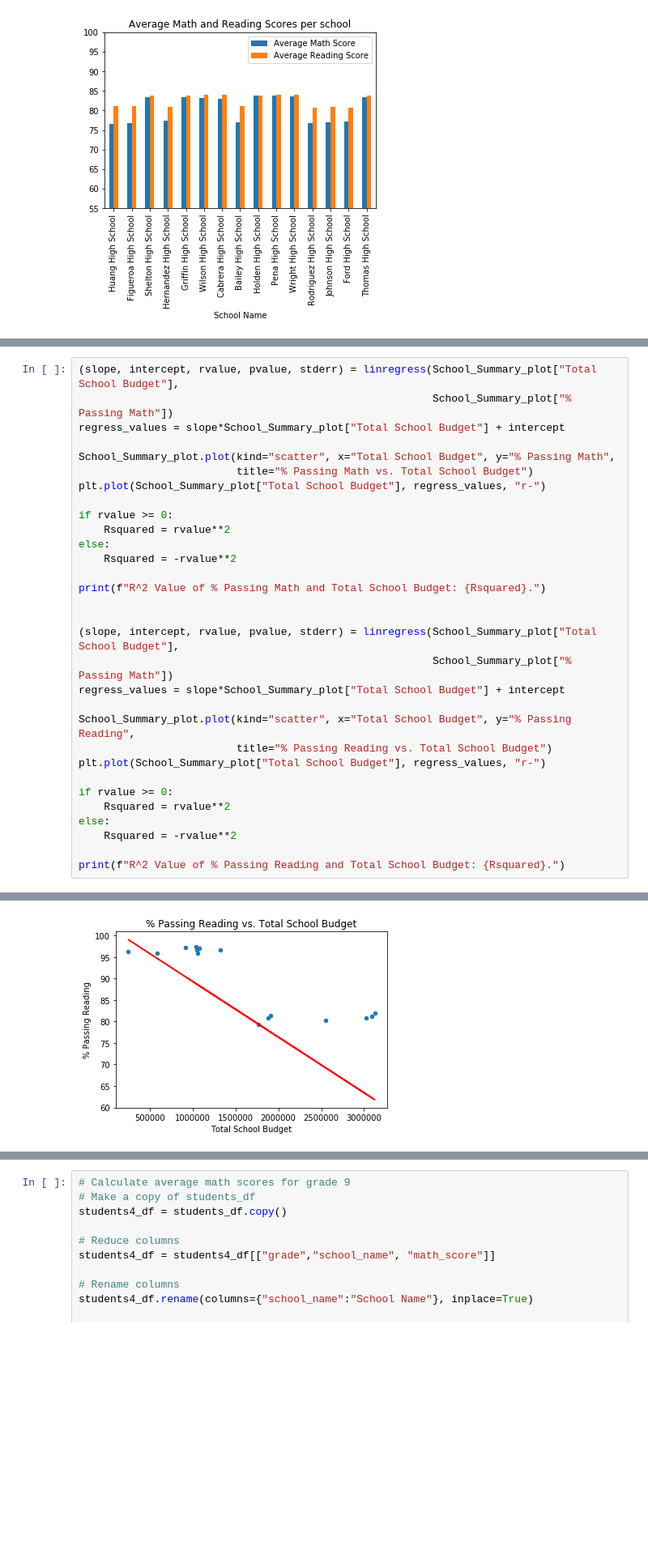
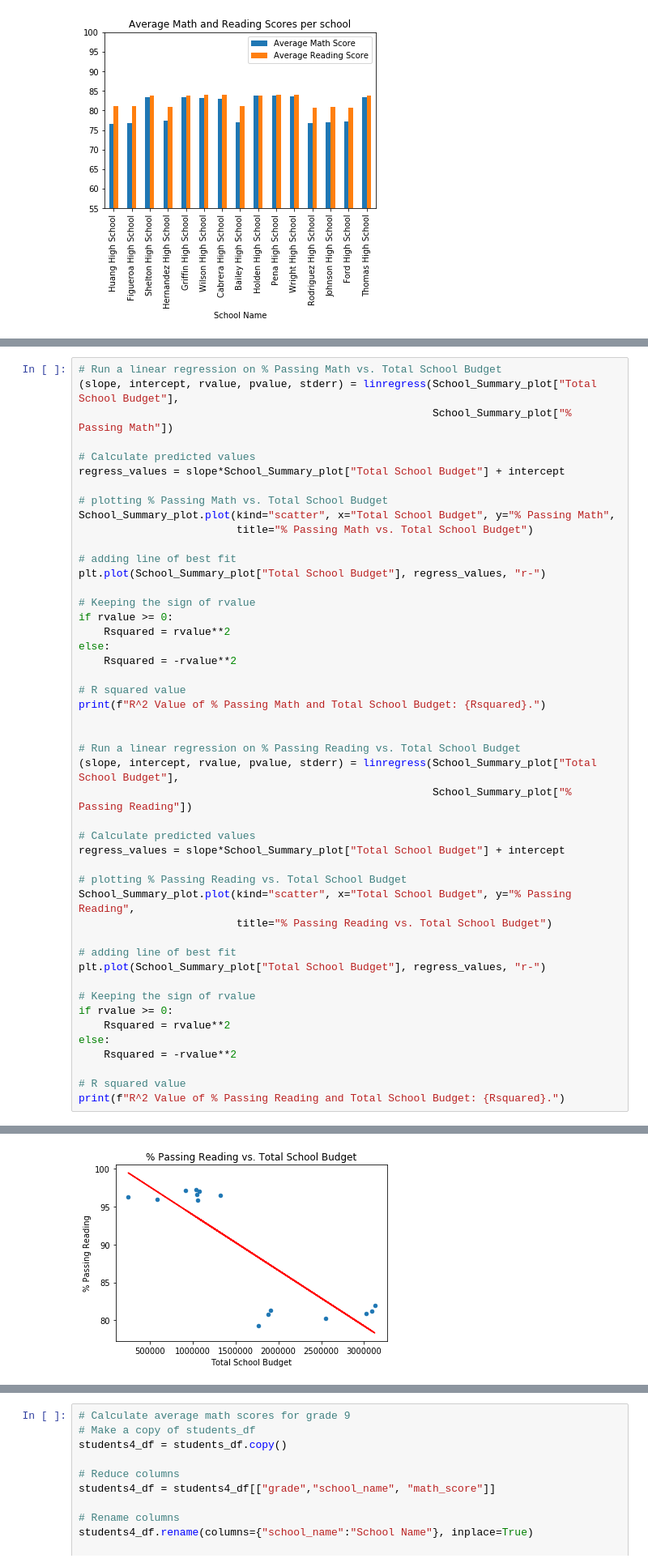
Before and after one commit to camiloibanez/School-Performance, a Jupyter notebook: PyCitySchools/PySchools.ipynb, the cells around one changed output, grey strips where cells are left out. Shown at 81% size. Drawn from its saved outputs; the diff is of its cells as text; blank space fills up the shorter version.

Commit message:
added more plot comments

```diff
--- a/PyCitySchools/PySchools.ipynb
+++ b/PyCitySchools/PySchools.ipynb
@@ -388,35 +404,51 @@ R^2 Value of % Passing Reading and Per Student Budget: -0.6171993323346163.
 [figure]
 [figure]
 # %%
+# Run a linear regression on % Passing Math vs. Total School Budget
 (slope, intercept, rvalue, pvalue, stderr) = linregress(School_Summary_plot["Total School Budget"],
                                                         School_Summary_plot["% Passing Math"])
+
+# Calculate predicted values
 regress_values = slope*School_Summary_plot["Total School Budget"] + intercept
 
+# plotting % Passing Math vs. Total School Budget
 School_Summary_plot.plot(kind="scatter", x="Total School Budget", y="% Passing Math",
                          title="% Passing Math vs. Total School Budget")
+
+# adding line of best fit
 plt.plot(School_Summary_plot["Total School Budget"], regress_values, "r-")
 
+# Keeping the sign of rvalue
 if rvalue >= 0:
     Rsquared = rvalue**2
 else:
     Rsquared = -rvalue**2
 
+# R squared value
 print(f"R^2 Value of % Passing Math and Total School Budget: {Rsquared}.")
 
 
+# Run a linear regression on % Passing Reading vs. Total School Budget
 (slope, intercept, rvalue, pvalue, stderr) = linregress(School_Summary_plot["Total School Budget"],
-                                                        School_Summary_plot["% Passing Math"])
+                                                        School_Summary_plot["% Passing Reading"])
+
+# Calculate predicted values
 regress_values = slope*School_Summary_plot["Total School Budget"] + intercept
 
+# plotting % Passing Reading vs. Total School Budget
 School_Summary_plot.plot(kind="scatter", x="Total School Budget", y="% Passing Reading",
                          title="% Passing Reading vs. Total School Budget")
+
+# adding line of best fit
 plt.plot(School_Summary_plot["Total School Budget"], regress_values, "r-")
 
+# Keeping the sign of rvalue
 if rvalue >= 0:
     Rsquared = rvalue**2
 else:
     Rsquared = -rvalue**2
 
+# R squared value
 print(f"R^2 Value of % Passing Reading and Total School Budget: {Rsquared}.")
 # %% [output]
 R^2 Value of % Passing Math and Total School Budget: -0.7459593732703095.
@@ -424,3 +456,3 @@ R^2 Value of % Passing Reading and Total School Budget: -0.7459593732703095.
 [figure]
-[figure, old version]
+[figure, new version]
 # %%
```
Also changed, not shown: parts of 4 cells of this notebook.
